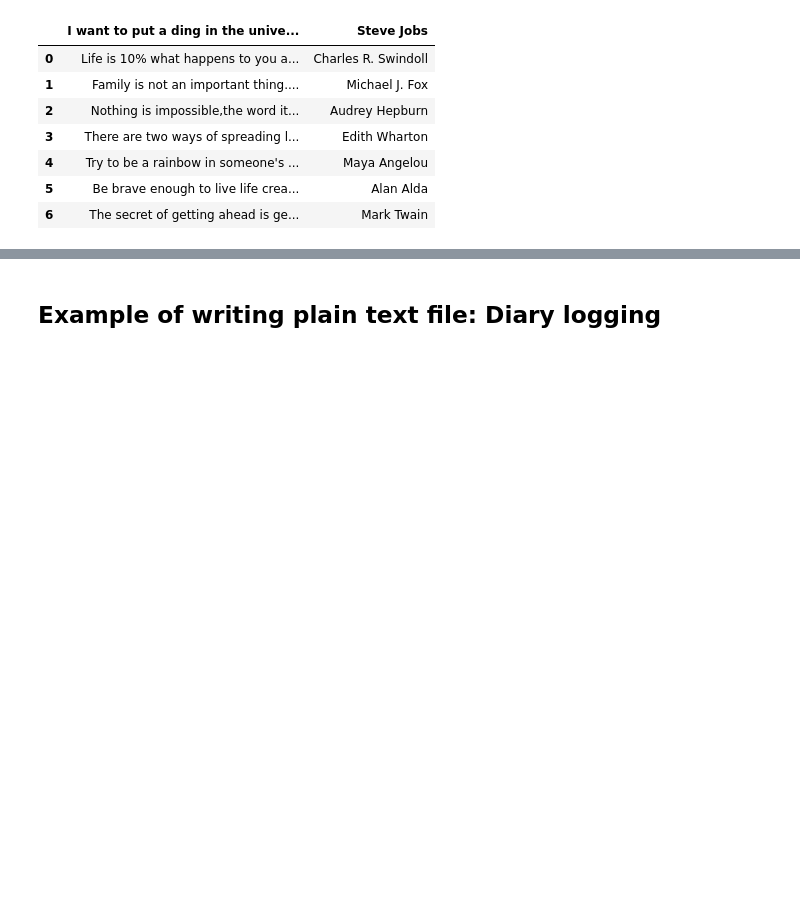
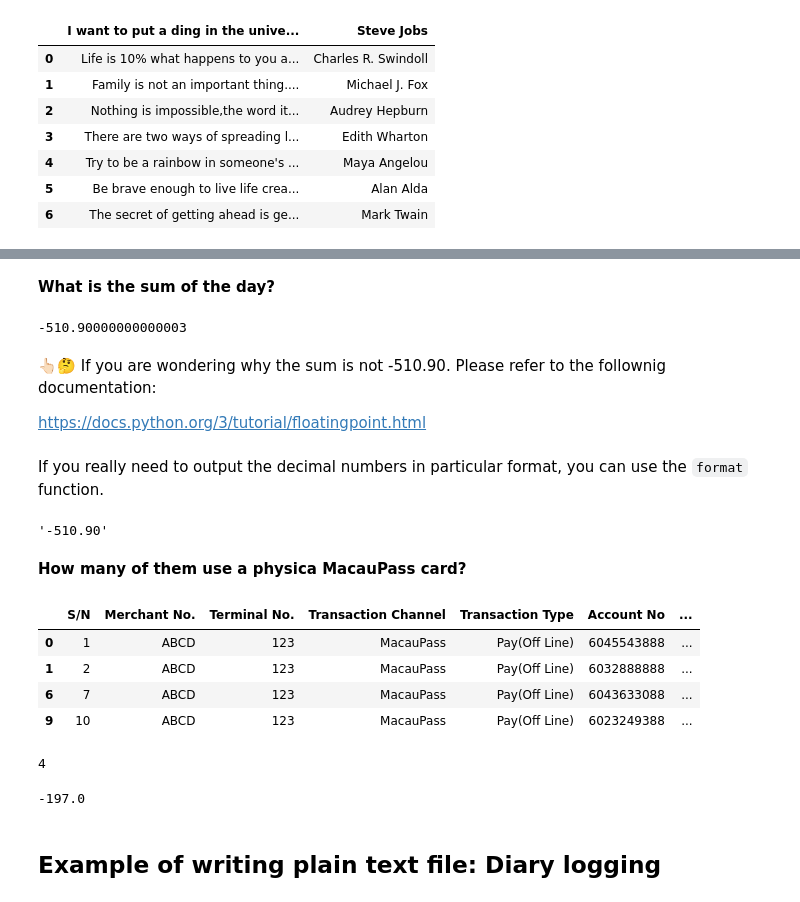
Before and after one commit to makzan/Beginning-Python-Course, a Jupyter notebook: lesson-3-reading-writing-text-file/Lesson 3B Reading and Writing Text File.ipynb, the cells around one changed output, grey strips where cells are left out. Saved outputs shown, nothing was run; the diff lists cells and outputs as text; code cells hidden in the pictures; blank space fills up the shorter version.

```diff
--- a/lesson-3-reading-writing-text-file/Lesson 3B Reading and Writing Text File.ipynb
+++ b/lesson-3-reading-writing-text-file/Lesson 3B Reading and Writing Text File.ipynb
@@ -85,3 +137,38 @@ pd.read_csv("quotes.csv")
+# %% [markdown]
+**What is the sum of the day?**
+# %%
+df["Transaction Amount"].sum()
+# %% [output]
+-510.90000000000003
+# %% [markdown]
+👆🏻🤔 If you are wondering why the sum is not -510.90. Please refer to the follownig documentation:
+
+https://docs.python.org/3/tutorial/floatingpoint.html
+# %% [markdown]
+If you really need to output the decimal numbers in particular format, you can use the `format` function.
+# %%
+format(df["Transaction Amount"].sum(), '.2f')
+# %% [output]
+'-510.90'
+# %% [markdown]
+**How many of them use a physica MacauPass card?**
+# %%
+mask = df["Transaction Channel"]=="MacauPass"
+df[mask]
+# %% [output]
+|  | S/N | Merchant No. | Terminal No. | Transaction Channel | Transaction Type | Account No | ... |
+| 0 | 1 | ABCD | 123 | MacauPass | Pay(Off Line) | 6045543888 | ... |
+| 1 | 2 | ABCD | 123 | MacauPass | Pay(Off Line) | 6032888888 | ... |
+| 6 | 7 | ABCD | 123 | MacauPass | Pay(Off Line) | 6043633088 | ... |
+| 9 | 10 | ABCD | 123 | MacauPass | Pay(Off Line) | 6023249388 | ... |
+# %%
+len(df[mask])
+# %% [output]
+4
+# %%
+df[mask]["Transaction Amount"].sum()
+# %% [output]
+-197.0
 # %% [markdown]
 ## Example of writing plain text file: Diary logging
 # %%
```
Also changed, not shown: parts of 12 cells of this notebook, 1 other file.
